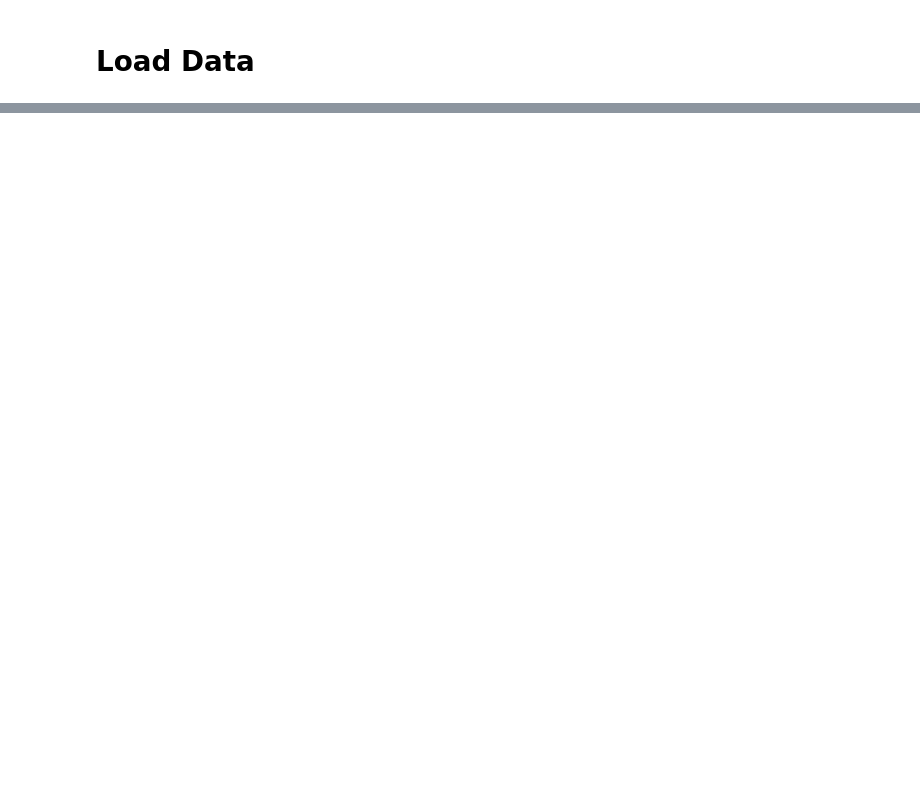
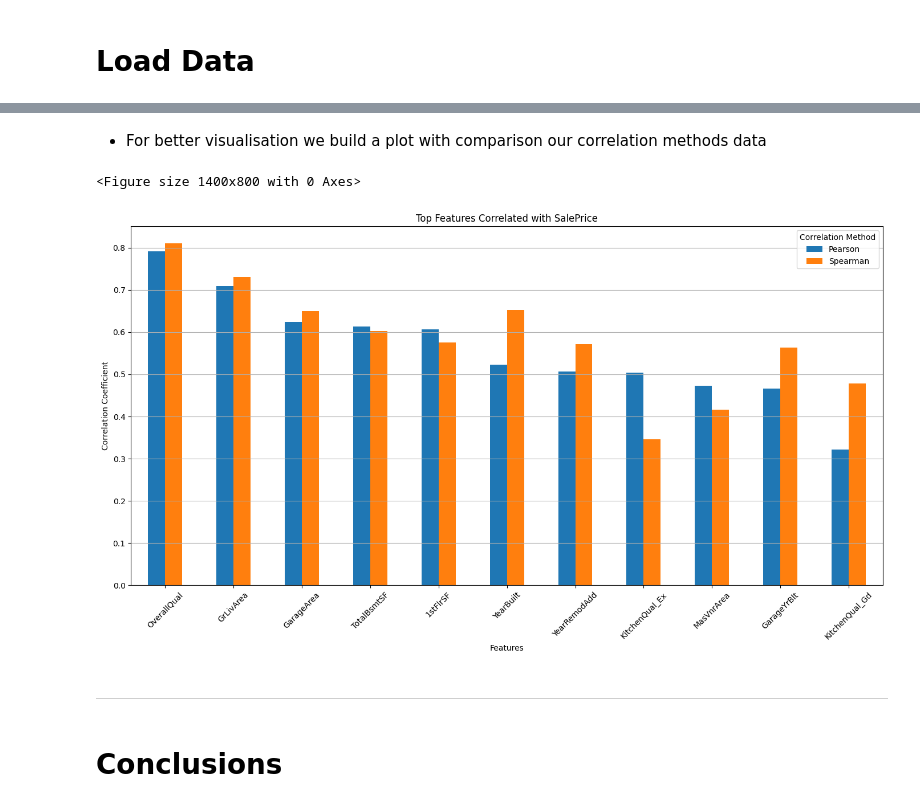
Before and after one commit to Olala2024/project-5, a Jupyter notebook: jupyter_notebooks/03-CorrelationStudy.ipynb, the cells around one changed output, grey strips where cells are left out. Cells and saved outputs as stored; diff of their text form; code cells hidden in the pictures; blank space fills up the shorter version.

Commit message:
Finish correlation study page

```diff
--- a/jupyter_notebooks/03-CorrelationStudy.ipynb
+++ b/jupyter_notebooks/03-CorrelationStudy.ipynb
@@ -50,0 +102,4 @@ df_cleaned.head()
+# %%
+# Encode categorical variables using one-hot encoding
+categorical_columns = ['BsmtExposure', 'BsmtFinType1', 'GarageFinish', 'KitchenQual']
+df_encoded = pd.get_dummies(df_cleaned, columns=categorical_columns)
@@ -50,0 +280,19 @@ df_cleaned.head()
+# %%
+# Combine the top features from both methods into a single list
+top_features = list(set(pearson_saleprice_corr.head(10).index).union(set(spearman_saleprice_corr.head(10).index)))
+
+# Remove 'SalePrice' from the list of top features
+if 'SalePrice' in top_features:
+    top_features.remove('SalePrice')
+
+# Create a DataFrame to compare the correlation values
+comparison_df = pd.DataFrame({
+    'Pearson': pearson_saleprice_corr[top_features],
+    'Spearman': spearman_saleprice_corr[top_features]
+})
+
+# Sort the DataFrame by Pearson correlation in ascending order
+comparison_df = comparison_df.sort_values(by='Pearson', ascending=False)
+
+print("Top Features Correlated with SalePrice:")
+print(comparison_df)
@@ -50,0 +313,23 @@ df_cleaned.head()
+# %% [markdown]
+* For better visualisation we build a plot with comparison our correlation methods data
+# %%
+# Plot the comparison
+plt.figure(figsize=(14, 8))
+comparison_df.plot(kind='bar', figsize=(14, 8))
+plt.title('Top Features Correlated with SalePrice')
+plt.xlabel('Features')
+plt.ylabel('Correlation Coefficient')
+plt.xticks(rotation=45)
+plt.legend(title='Correlation Method')
+plt.grid(axis='y')
+
+# Show the plot
+plt.tight_layout()
+plt.show()
+# %% [output]
+<Figure size 1400x800 with 0 Axes>
+[figure, added]
+# %% [markdown]
+---
+# %% [markdown]
+# Conclusions
```
Also changed, not shown: parts of 15 cells of this notebook.
